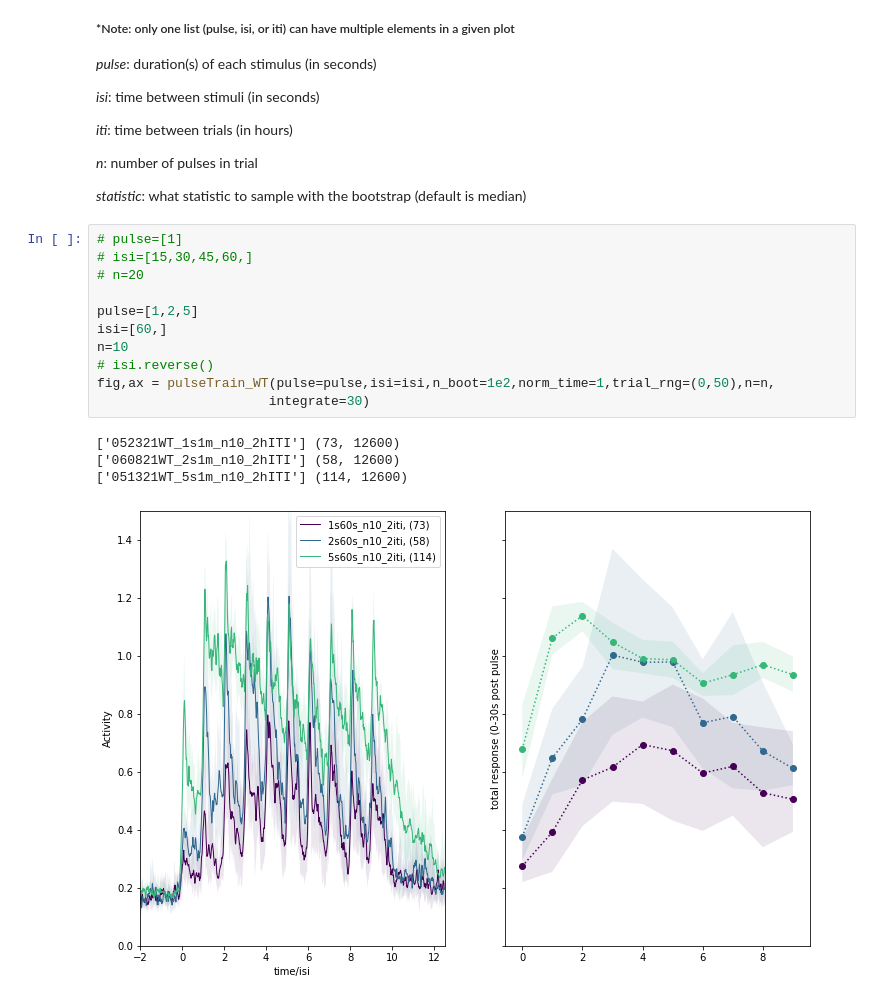
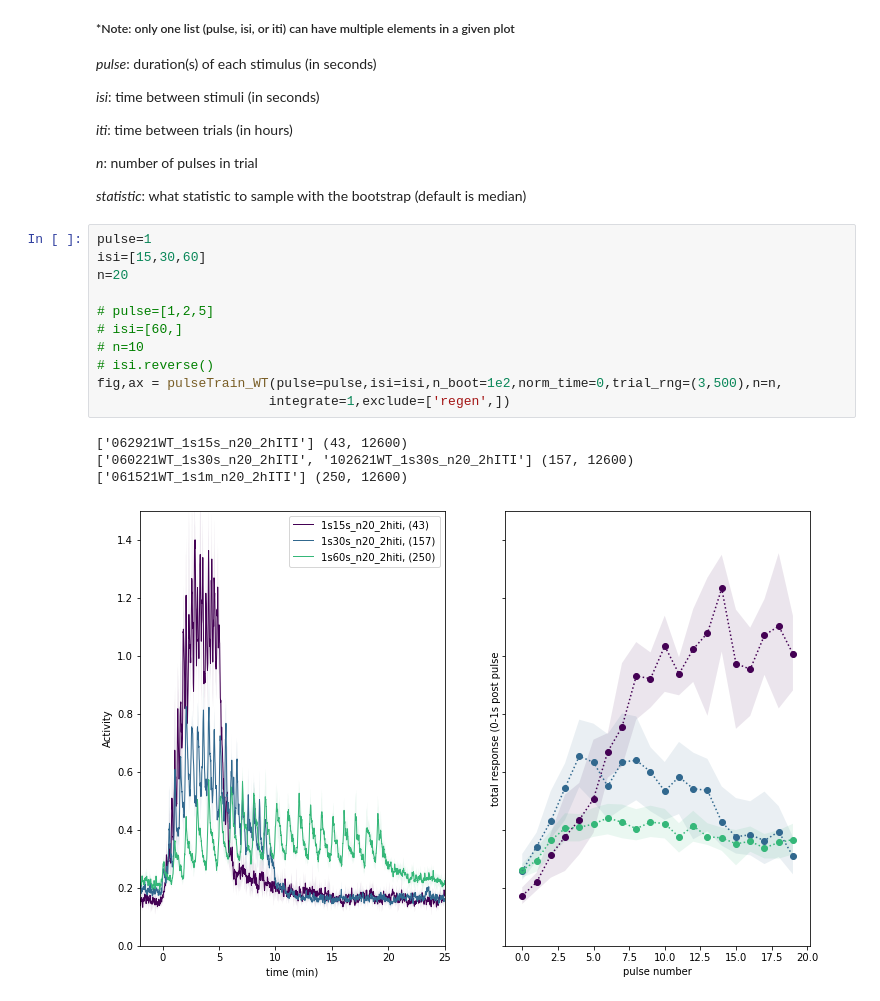
Before and after one commit to samuelbray32/behavior-lite, a Jupyter notebook: pulseTrain.ipynb, the cells around one changed output. Saved outputs shown, nothing was run; the diff lists cells and outputs as text.

Commit message:
finish function for time-dependent pulse train analysis (eg. regeneration)

```diff
--- a/pulseTrain.ipynb
+++ b/pulseTrain.ipynb
@@ -18,18 +18,18 @@ _n_: number of pulses in trial
 
 _statistic_: what statistic to sample with the bootstrap (default is median)
 # %%
-# pulse=[1]
-# isi=[15,30,45,60,]
-# n=20
+pulse=1
+isi=[15,30,60]
+n=20
 
-pulse=[1,2,5]
-isi=[60,]
-n=10
+# pulse=[1,2,5]
+# isi=[60,]
+# n=10
 # isi.reverse()
-fig,ax = pulseTrain_WT(pulse=pulse,isi=isi,n_boot=1e2,norm_time=1,trial_rng=(0,50),n=n,
-                      integrate=30)
+fig,ax = pulseTrain_WT(pulse=pulse,isi=isi,n_boot=1e2,norm_time=0,trial_rng=(3,500),n=n,
+                      integrate=1,exclude=['regen',])
 # %% [output]
-['052321WT_1s1m_n10_2hITI'] (73, 12600)
-['060821WT_2s1m_n10_2hITI'] (58, 12600)
-['051321WT_5s1m_n10_2hITI'] (114, 12600)
+['062921WT_1s15s_n20_2hITI'] (43, 12600)
+['060221WT_1s30s_n20_2hITI', '102621WT_1s30s_n20_2hITI'] (157, 12600)
+['061521WT_1s1m_n20_2hITI'] (250, 12600)
-[figure, old version]
+[figure, new version]
```
Also changed, not shown: parts of 2 cells of this notebook, 1 other file.
